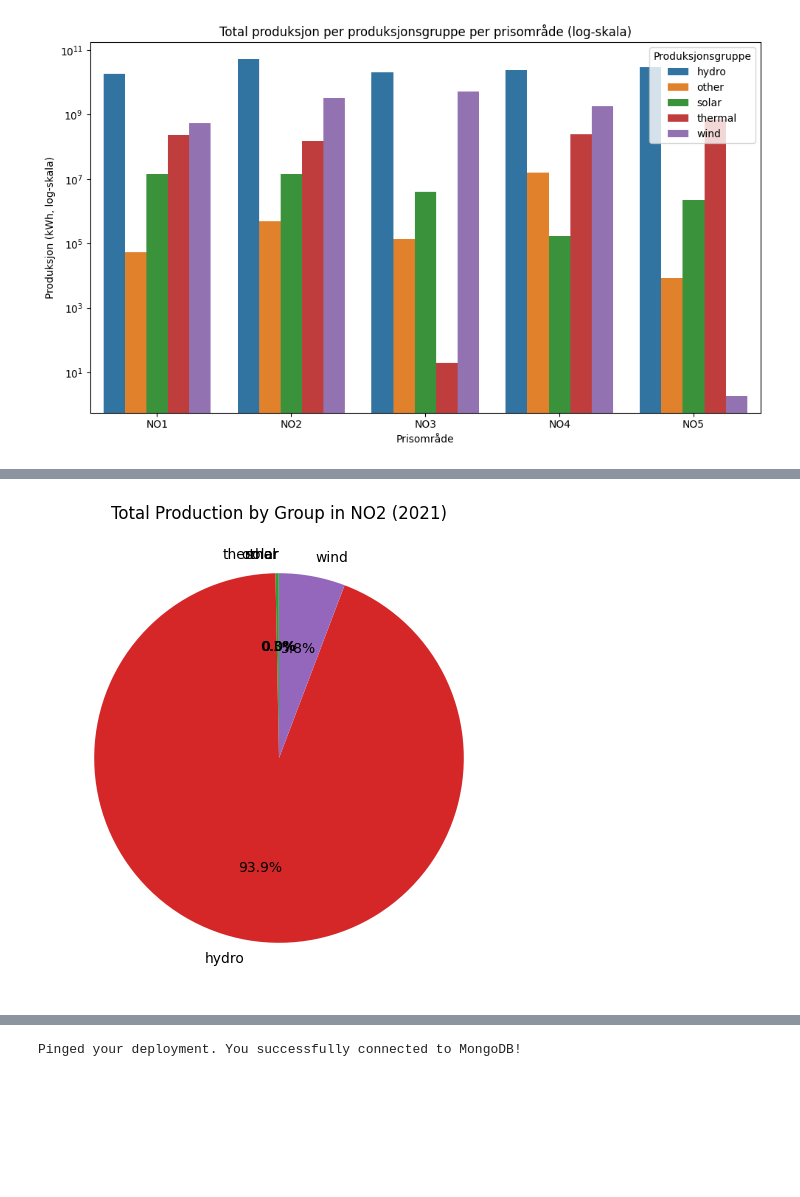
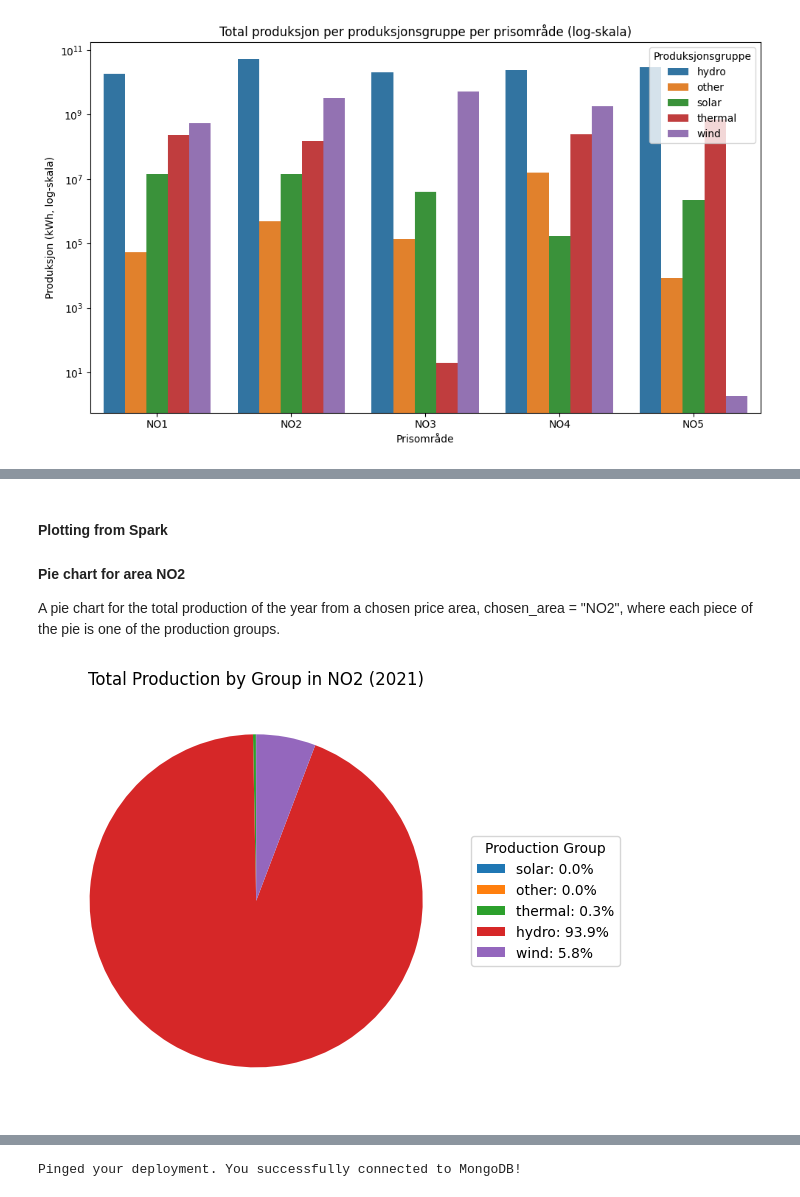
Before and after one commit to heitonn/heitonn-ind320-streamlit, a Jupyter notebook: assignment2_notebook.ipynb, the cells around one changed output, grey strips where cells are left out. Drawn from its saved outputs; the diff is of its cells as text; code cells hidden in the pictures; blank space fills up the shorter version.

```diff
--- a/assignment2_notebook.ipynb
+++ b/assignment2_notebook.ipynb
@@ -350,23 +366,47 @@ root
+# %% [markdown]
+
+ #### Plotting from Spark
+
+ #### Pie chart for area NO2
+A pie chart for the total production of the year from a chosen price area, chosen_area = "NO2", where each piece of the pie is one of the production groups.
 # %%
 from pyspark.sql import functions as F
 
-# Velg område
+# Choose area
 chosen_area = "NO2"
 df_area = df_spark.filter(F.col("area") == chosen_area)
 
-# Grupper og summer
+# Grouping and summarizing
 group_sum = (
     df_area.groupBy("productiongroup")
     .agg(F.sum("quantitykwh").alias("total_kwh"))
-    .toPandas()  # konverter til pandas for plotting
+    .toPandas()
 )
 
+# Calculating percentages
+group_sum["percent"] = group_sum["total_kwh"] / group_sum["total_kwh"].sum() * 100
+
 # Plot pie chart
-plt.figure(figsize=(6, 6))
-plt.pie(group_sum["total_kwh"], labels=group_sum["productiongroup"],
-        autopct='%1.1f%%', startangle=90)
-plt.title(f"Total Production by Group in {chosen_area} (2021)")
+fig, ax = plt.subplots(figsize=(6, 6))
+wedges, texts = ax.pie(group_sum["total_kwh"], startangle=90)
+
+# Lag legend box with name and perecentages
+labels = [
+    f"{row.productiongroup}: {row.percent:.1f}%" for _, row in group_sum.iterrows()
+]
+
+ax.legend(
+    wedges,
+    labels,
+    title="Production Group",
+    loc="center left",
+    bbox_to_anchor=(1, 0.5),
+)
+
+# Title og layout
+ax.set_title(f"Total Production by Group in {chosen_area} (2021)")
+plt.tight_layout()
 plt.show()
 # %% [output]
-[figure, old version]
+[figure, new version]
 # %%
```
Also changed, not shown: parts of 31 cells of this notebook, 2 other files.
